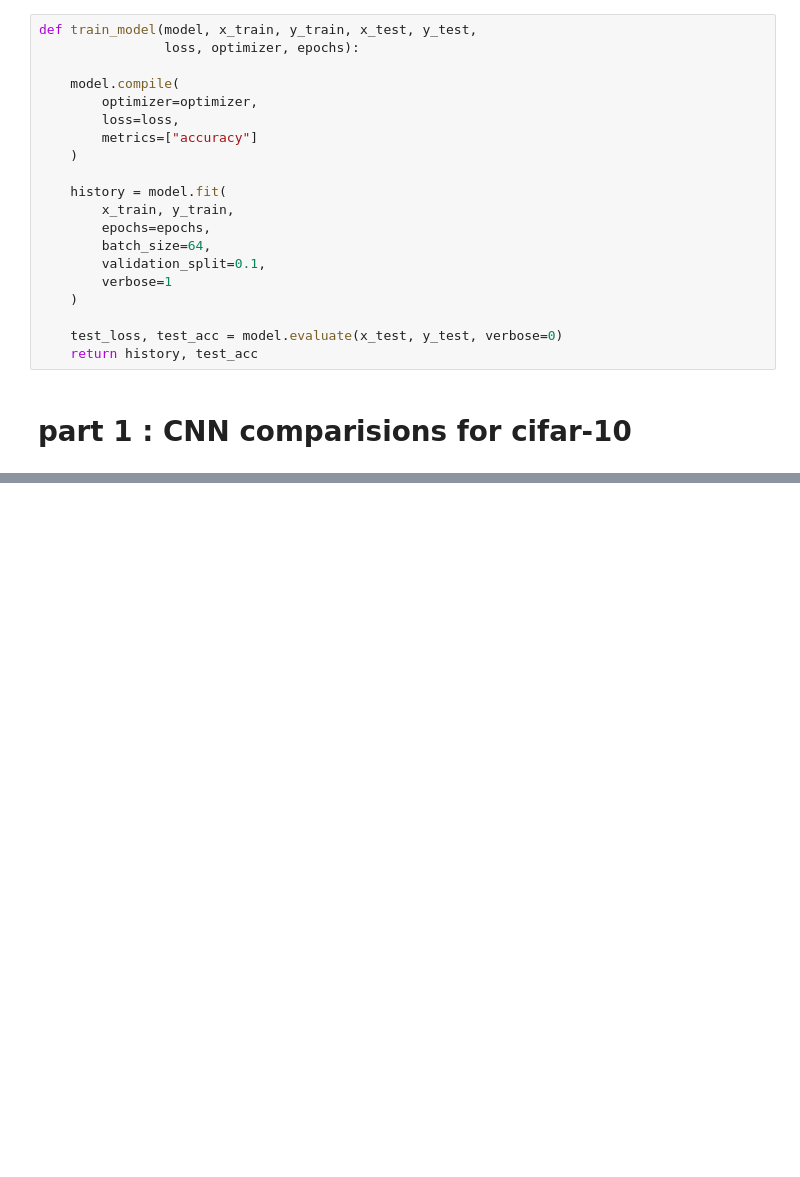
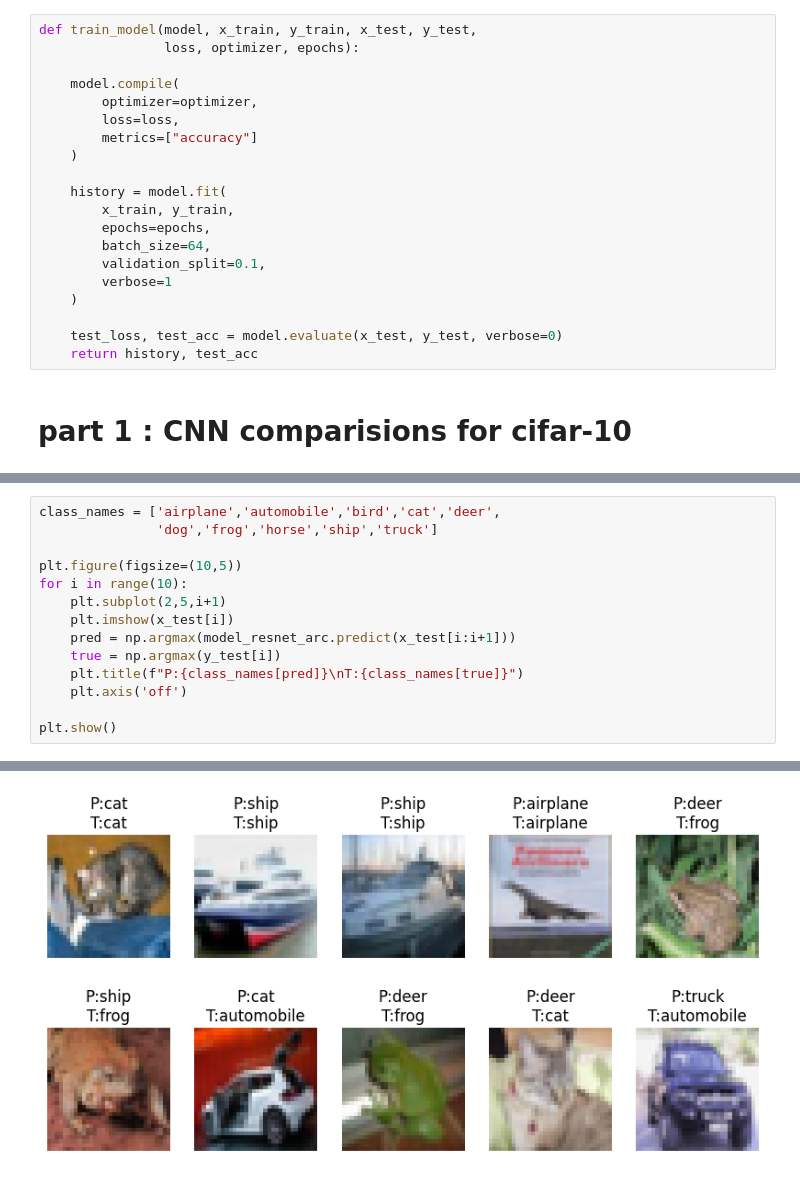
Before and after one commit to harshil-2507/DL, a Jupyter notebook: Assignment 3/code.ipynb, the cells around one changed output, grey strips where cells are left out. Cells and saved outputs as stored; diff of their text form; blank space fills up the shorter version.

```diff
--- a/Assignment 3/code.ipynb
+++ b/Assignment 3/code.ipynb
@@ -165,0 +421,15 @@ Epoch 5/5
+# %%
+class_names = ['airplane','automobile','bird','cat','deer',
+               'dog','frog','horse','ship','truck']
+
+plt.figure(figsize=(10,5))
+for i in range(10):
+    plt.subplot(2,5,i+1)
+    plt.imshow(x_test[i])
+    pred = np.argmax(model_resnet_arc.predict(x_test[i:i+1]))
+    true = np.argmax(y_test[i])
+    plt.title(f"P:{class_names[pred]}\nT:{class_names[true]}")
+    plt.axis('off')
+
+plt.show()
+# %% [output]
@@ -165,0 +446 @@ Epoch 5/5
+[figure, added]
```
Also changed, not shown: parts of 27 cells of this notebook, 2 other files.
